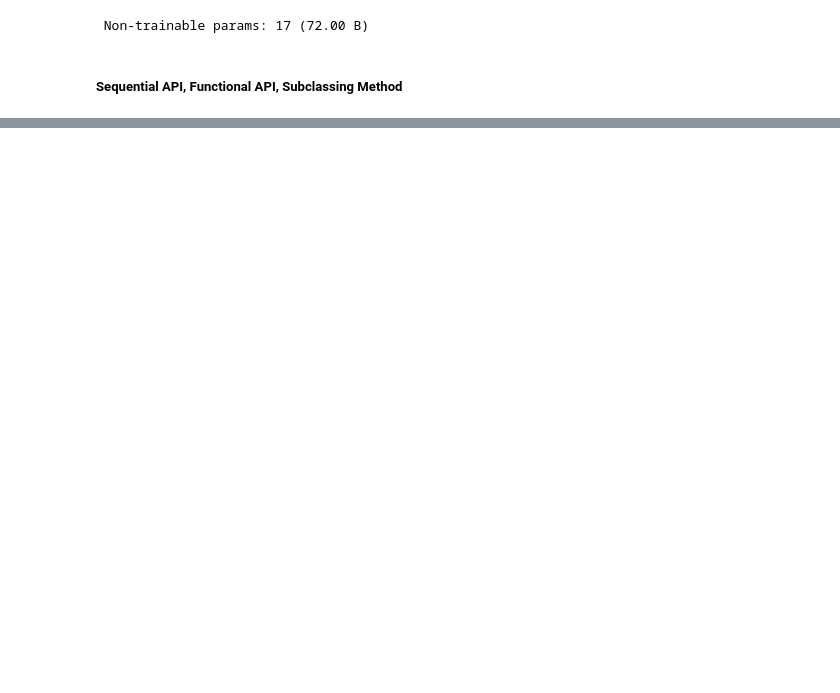
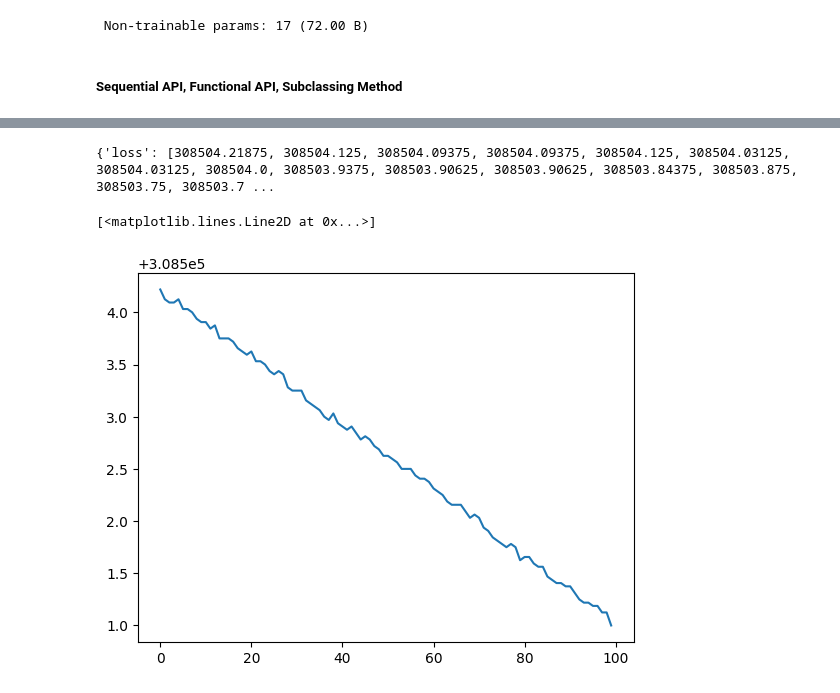
Before and after one commit to sleepsonrockss/Deep-Learning, a Jupyter notebook: NeuralNetwork.ipynb, the cells around one changed output, grey strips where cells are left out. Cells and saved outputs as stored; diff of their text form; code cells hidden in the pictures; blank space fills up the shorter version.

```diff
--- a/NeuralNetwork.ipynb
+++ b/NeuralNetwork.ipynb
@@ -201,0 +206,3 @@ tf.keras.utils.plot_model(model, to_file='model.png', show_shapes=True)
+# %%
+model.compile(optimizer= Adam, loss = MeanAbsoluteError) # This is our error that we are going to use, no need of parantheses after MeanAbsoluteError
+# beause MeanAbsoluteError is already initialized in the first cell
@@ -201,0 +211,3 @@ tf.keras.utils.plot_model(model, to_file='model.png', show_shapes=True)
+# %%
+History = model.fit(X,y, epochs = 100, verbose = 1) # when verbose = 1, we get to see the training values and when it is 0 we don't get to see it
+# History is an object returned, then we use the .history attribute which is a dictionary
@@ -201,0 +252,9 @@ tf.keras.utils.plot_model(model, to_file='model.png', show_shapes=True)
+# %%
+print(History.history) # .history is a dictionary
+# %% [output]
+{'loss': [308504.21875, 308504.125, 308504.09375, 308504.09375, 308504.125, 308504.03125, 308504.03125, 308504.0, 308503.9375, 308503.90625, 308503.90625, 308503.84375, 308503.875, 308503.75, 308503.7 ...
+# %%
+plt.plot(History.history['loss'], label='Training Loss')
+# %% [output]
+[<matplotlib.lines.Line2D at 0x...>]
+[figure, added]
```
Also changed, not shown: parts of 14 cells of this notebook.
